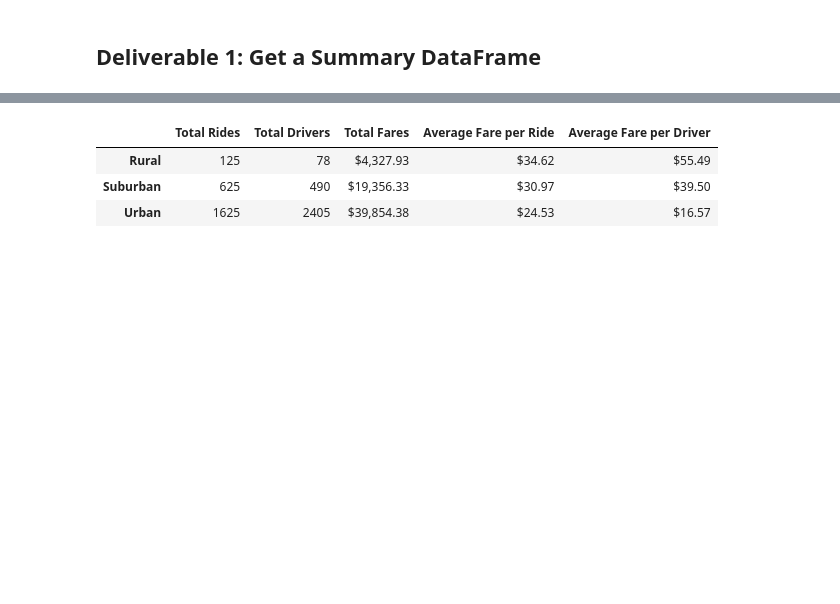
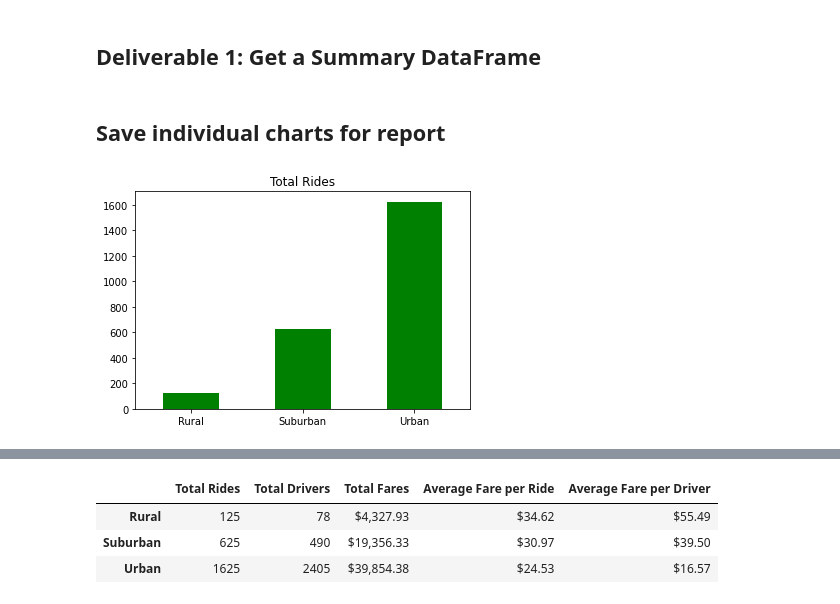
Before and after one commit to khanh703/PyBer_Analysis, a Jupyter notebook: PyBer_Challenge.ipynb, the cells around one changed output, grey strips where cells are left out. Saved outputs shown, nothing was run; the diff lists cells and outputs as text; code cells hidden in the pictures; blank space fills up the shorter version.

Commit message:
Module 5 Challenge : PyBer Analysis with additional charts

```diff
--- a/PyBer_Challenge.ipynb
+++ b/PyBer_Challenge.ipynb
@@ -71,3 +71,11 @@ pyber_summary_df = pyber_summary_df.append(data_urban)
 # %%
 #  7. Cleaning up the DataFrame. Delete the index name
 pyber_summary_df.index.name = None
+# %% [markdown]
+## Save individual charts for report
+# %%
+pyber_summary_df["Total Rides"].plot.bar(title="Total Rides",color=["green"])
+plt.xticks(rotation = 0)
+plt.savefig("analysis/Total_Rides.png")
+# %% [output]
+[figure, added]
```
Also changed, not shown: parts of 4 cells of this notebook, 5 other files.
